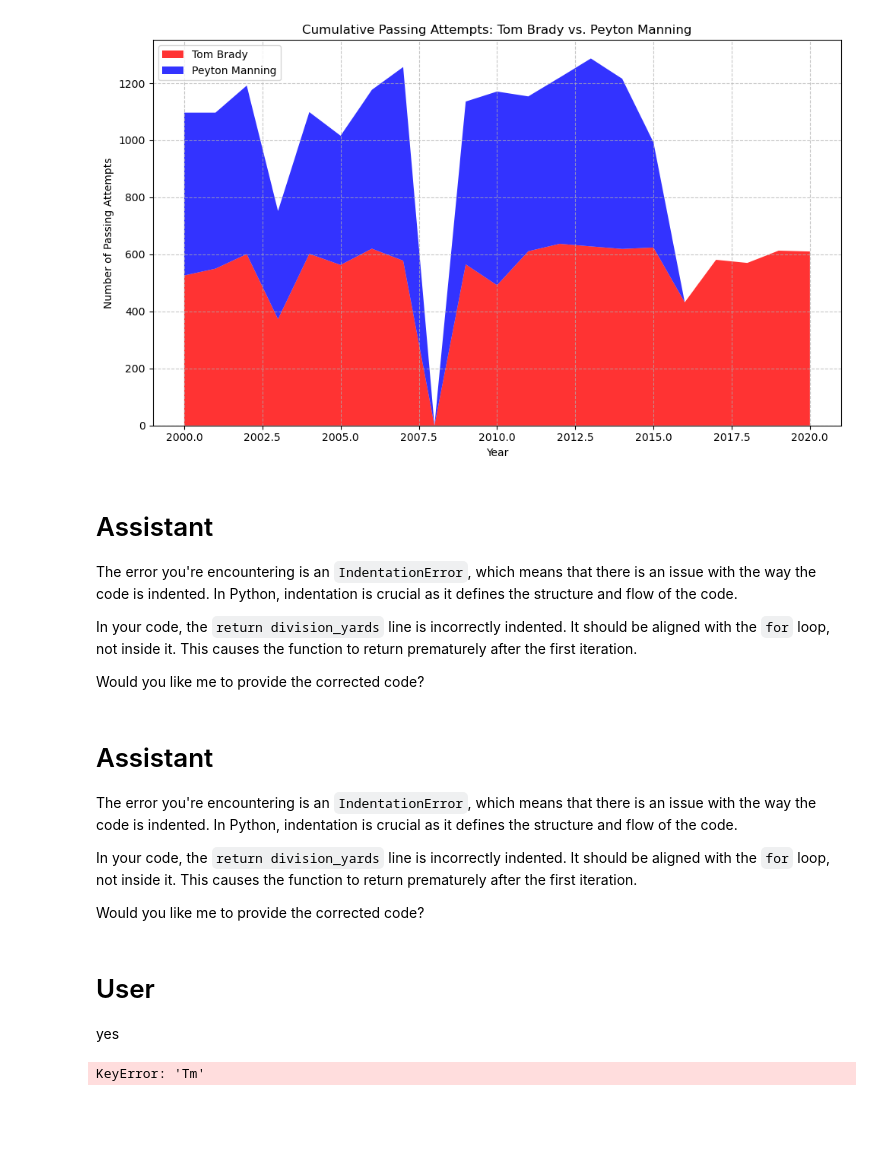
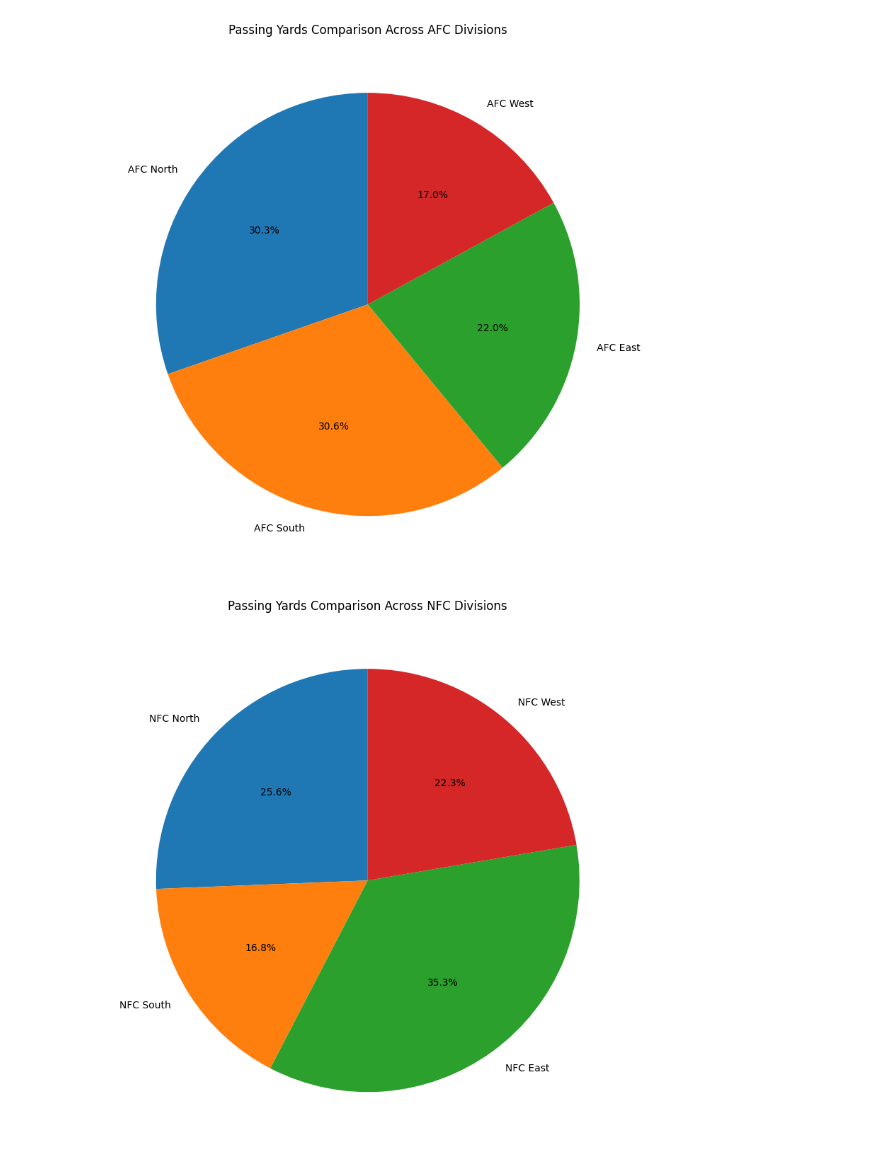
Before and after one commit to chrissouk/CS-176-Final-Project, a Jupyter notebook: PieChart.ipynb, the cells around one changed output. Cells and saved outputs as stored; diff of their text form; code cells hidden in the pictures; blank space fills up the shorter version.

Commit message:
Aditya sent the wrong files before, these are the correct ones

```diff
--- a/PieChart.ipynb
+++ b/PieChart.ipynb
@@ -1,104 +1,58 @@
-# %%
-import pandas as pd
-import matplotlib.pyplot as plt
-
-df = pd.read_csv('passing_cleaned.csv')
-
-data = {
-    'Year': [2000, 2001, 2002, 2003, 2004, 2005, 2006, 2007, 2008, 2009, 2010, 2011, 2012, 2013, 2014, 2015, 2016, 2017, 2018, 2019, 2020],
-    'Tom Brady': [526, 550, 601, 373, 602, 563, 620, 578, 0, 565, 492, 611, 637, 628, 619, 624, 432, 581, 570, 613, 610],
-    'Peyton Manning': [571, 547, 591, 379, 497, 453, 557, 679, 0, 571, 679, 543, 583, 659, 597, 369, 0, 0, 0, 0, 0]
-}
-
-df = pd.DataFrame(data)
-
-# Plot stacked area chart
-plt.figure(figsize=(10, 6))
-plt.stackplot(df['Year'], df['Tom Brady'], df['Peyton Manning'], labels=['Tom Brady', 'Peyton Manning'], colors=['red', 'blue'], alpha=0.8)
-
-# Chart customization
-plt.title("Cumulative Passing Attempts: Tom Brady vs. Peyton Manning")
-plt.xlabel("Year")
-plt.ylabel("Number of Passing Attempts")
-plt.legend(loc='upper left')
-plt.grid(True, linestyle='--', alpha=0.7)
-plt.tight_layout()
-
-# Show the chart
-plt.show()
-# %% [output]
-[figure, removed]
-# %% [markdown]
-# Assistant
-The error you're encountering is an `IndentationError`, which means that there is an issue with the way the code is indented. In Python, indentation is crucial as it defines the structure and flow of the code.
-
-In your code, the `return division_yards` line is incorrectly indented. It should be aligned with the `for` loop, not inside it. This causes the function to return prematurely after the first iteration.
-
-Would you like me to provide the corrected code?
-# %% [markdown]
-# Assistant
-The error you're encountering is an `IndentationError`, which means that there is an issue with the way the code is indented. In Python, indentation is crucial as it defines the structure and flow of the code.
-
-In your code, the `return division_yards` line is incorrectly indented. It should be aligned with the `for` loop, not inside it. This causes the function to return prematurely after the first iteration.
-
-Would you like me to provide the corrected code?
-# %% [markdown]
-# User
-yes
 # %%
-# Assistant
 import pandas as pd
-import matplotlib.pyplot as plt  # Make sure to import matplotlib for plotting
+import matplotlib.pyplot as plt  # Importing matplotlib for plotting
+
+data = pd.read_csv("Datasets/passing_cleaned.csv")
 
 # Define the AFC and NFC divisions
 afc_divisions = {
-    'AFC North': ['PIT', 'BAL', 'CIN', 'CLE'],
-    'AFC South': ['TEN', 'HOU', 'IND', 'JAX'],
-    'AFC East': ['NE', 'MIA', 'BUF', 'NYJ'],
-    'AFC West': ['DEN', 'KC', 'LV', 'LAC', 'SD', 'OAK']
+    "AFC North": ["PIT", "BAL", "CIN", "CLE"],
+    "AFC South": ["TEN", "HOU", "IND", "JAX"],
+    "AFC East": ["NE", "MIA", "BUF", "NYJ"],
+    "AFC West": ["DEN", "KC", "LV", "LAC", "SD", "OAK"]
 }
 
 nfc_divisions = {
-    'NFC North': ['GB', 'CHI', 'DET', 'MIN'],
-    'NFC South': ['TB', 'CAR', 'NO', 'ATL'],
-    'NFC East': ['DAL', 'PHI', 'NYG', 'WAS'],
-    'NFC West': ['SEA', 'SF', 'ARI', 'STL', 'LA']
+    "NFC North": ["GB", "CHI", "DET", "MIN"],
+    "NFC South": ["TB", "CAR", "NO", "ATL"],
+    "NFC East": ["DAL", "PHI", "NYG", "WAS"],
+    "NFC West": ["SEA", "SF", "ARI", "STL", "LA"]
 }
 
 # Sum passing yards for each division
 def calculate_division_yards(data, divisions):
     division_yards = {}
     for division, teams in divisions.items():
-        division_yards[division] = data[data['Tm'].isin(teams)]['Yds'].sum()
-
-    return division_yards  # Corrected indentation
+        division_yards[division] = data[data["Tm"].isin(teams)]["Yds"].sum()
+    return division_yards
 
 afc_division_yards = calculate_division_yards(data, afc_divisions)
 nfc_division_yards = calculate_division_yards(data, nfc_divisions)
 
 # Plot AFC pie chart
 plt.figure(figsize=(8, 8))
 plt.pie(
     afc_division_yards.values(),
     labels=afc_division_yards.keys(),
-    autopct='%1.1f%%',
+    autopct="%1.1f%%",
     startangle=90
 )
 
 plt.title("Passing Yards Comparison Across AFC Divisions")
 plt.tight_layout()
 plt.show()
 
 # Plot NFC pie chart
 plt.figure(figsize=(8, 8))
 plt.pie(
     nfc_division_yards.values(),
     labels=nfc_division_yards.keys(),
-    autopct='%1.1f%%',
+    autopct="%1.1f%%",
     startangle=90
 )
 plt.title("Passing Yards Comparison Across NFC Divisions")
 plt.tight_layout()
 plt.show()
 # %% [output]
-KeyError: 'Tm'
+[figure, added]
+[figure, added]
```
Also changed, not shown: parts of 16 cells of this notebook, 1 other file.
